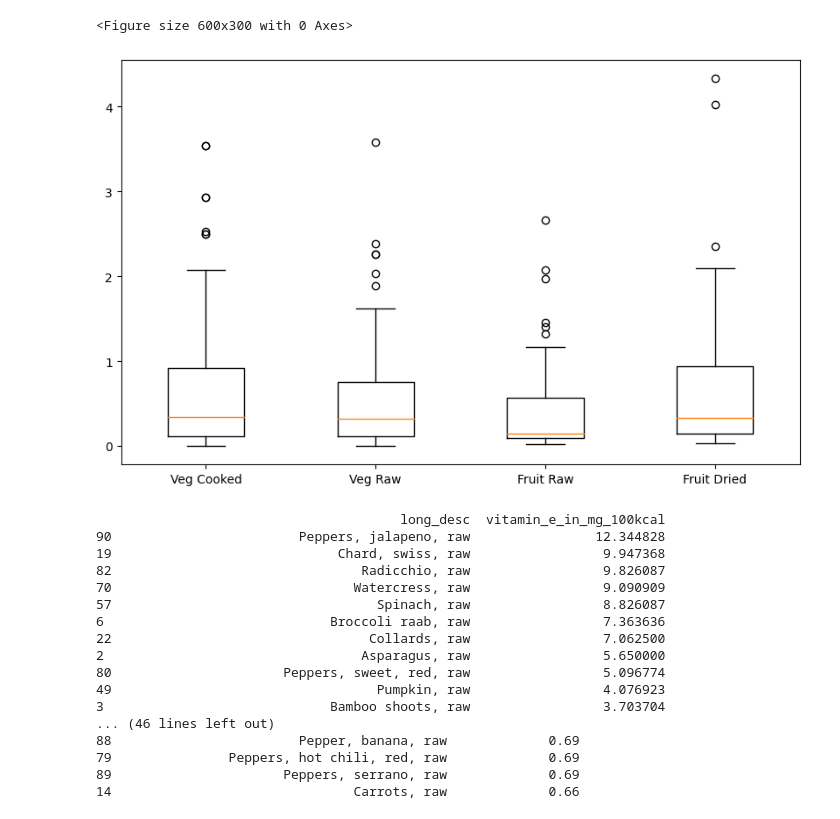
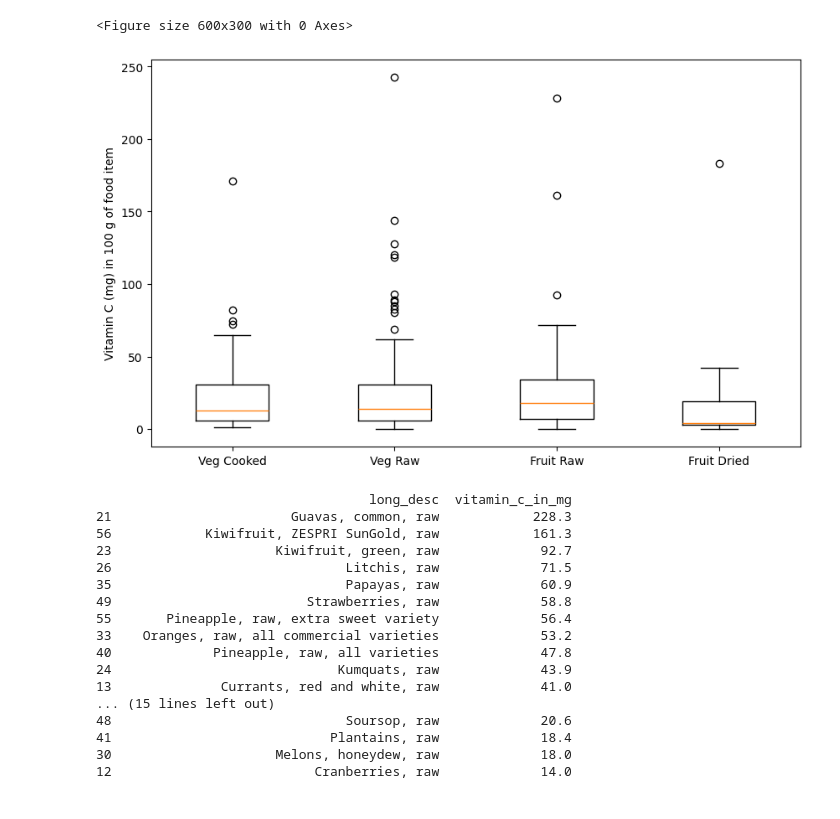
Before and after one commit to ingagarsvaite/my_portfolio, a Jupyter notebook: notebooks/jupyter/vitamin_c.ipynb, the cells around one changed output. Drawn from its saved outputs; the diff is of its cells as text; code cells hidden in the pictures.

```diff
--- a/notebooks/jupyter/vitamin_c.ipynb
+++ b/notebooks/jupyter/vitamin_c.ipynb
@@ -28,45 +84,45 @@ with engine.connect() as conn:
 # %%
+# Let's see how Vitamin C content distributes between 100kcal of products:
 
-data = [df_v_vc['vitamin_e_in_mg'], df_v_vr['vitamin_e_in_mg'], df_v_fr['vitamin_e_in_mg'], df_v_fd['vitamin_e_in_mg']]
+data = [df_v_vc['vitamin_c_in_mg'], df_v_vr['vitamin_c_in_mg'], df_v_fr['vitamin_c_in_mg'], df_v_fd['vitamin_c_in_mg']]
 
 fig = plt.figure(figsize =(6, 3))
 
 # Creating axes instance
 labels = ['Veg Cooked', 'Veg Raw', 'Fruit Raw', 'Fruit Dried']
 fig, ax = plt.subplots(figsize=(10, 6))
+plt.ylabel('Vitamin C (mg) in 100 g of food item')
 
 # Creating plot
 bp = ax.boxplot(data, labels=labels)
 
 # show plot
 plt.show()
 # %% [output]
 <Figure size 600x300 with 0 Axes>
-[figure, old version]
+[figure, new version]
 # %%
-top = df_v_vr[['long_desc', 'vitamin_e_in_mg_100kcal']].sort_values(by='vitamin_e_in_mg_100kcal',ascending=False)
+# Top Vitamin C in fruits in 100g
+
+top = df_v_fr[['long_desc', 'vitamin_c_in_mg']].sort_values(by="vitamin_c_in_mg",ascending=False)
 top_30_values = top.head(30)
 print(top_30_values)
-
-top = df_v_vr[['long_desc', 'vitamin_e_in_mg']].sort_values(by="vitamin_e_in_mg",ascending=False)
-top_30_values = top.head(30)
-print(top_30_values)
 # %% [output]
-                                       long_desc  vitamin_e_in_mg_100kcal
-90                        Peppers, jalapeno, raw                12.344828
-19                             Chard, swiss, raw                 9.947368
-82                                Radicchio, raw                 9.826087
-70                               Watercress, raw                 9.090909
-57                                  Spinach, raw                 8.826087
-6                             Broccoli raab, raw                 7.363636
-22                                 Collards, raw                 7.062500
-2                                 Asparagus, raw                 5.650000
-80                      Peppers, sweet, red, raw                 5.096774
-49                                  Pumpkin, raw                 4.076923
-3                             Bamboo shoots, raw                 3.703704
-... (46 lines left out)
-88                        Pepper, banana, raw             0.69
-79               Peppers, hot chili, red, raw             0.69
-89                      Peppers, serrano, raw             0.69
-14                               Carrots, raw             0.66
+                                   long_desc  vitamin_c_in_mg
+21                       Guavas, common, raw            228.3
+56            Kiwifruit, ZESPRI SunGold, raw            161.3
+23                     Kiwifruit, green, raw             92.7
+26                              Litchis, raw             71.5
+35                              Papayas, raw             60.9
+49                         Strawberries, raw             58.8
+55       Pineapple, raw, extra sweet variety             56.4
+33    Oranges, raw, all commercial varieties             53.2
+40             Pineapple, raw, all varieties             47.8
+24                             Kumquats, raw             43.9
+13              Currants, red and white, raw             41.0
+... (15 lines left out)
+48                              Soursop, raw             20.6
+41                            Plantains, raw             18.4
+30                     Melons, honeydew, raw             18.0
+12                          Cranberries, raw             14.0
 # %%
```
Also changed, not shown: parts of 6 cells of this notebook, 42 other files.
